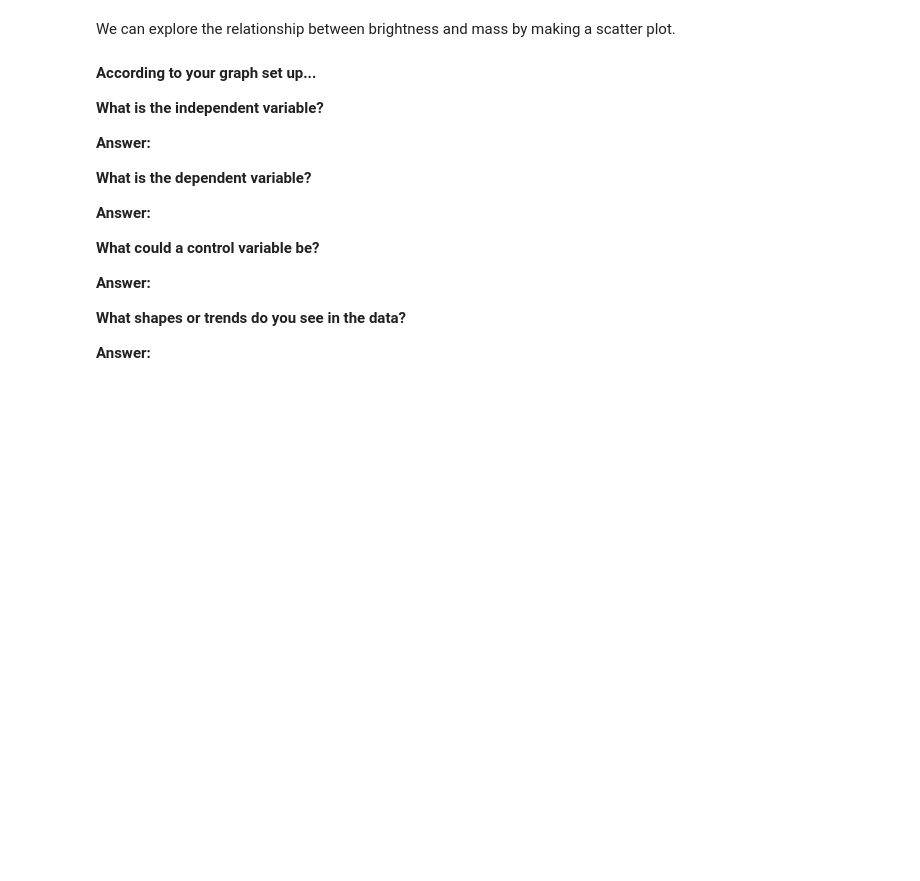
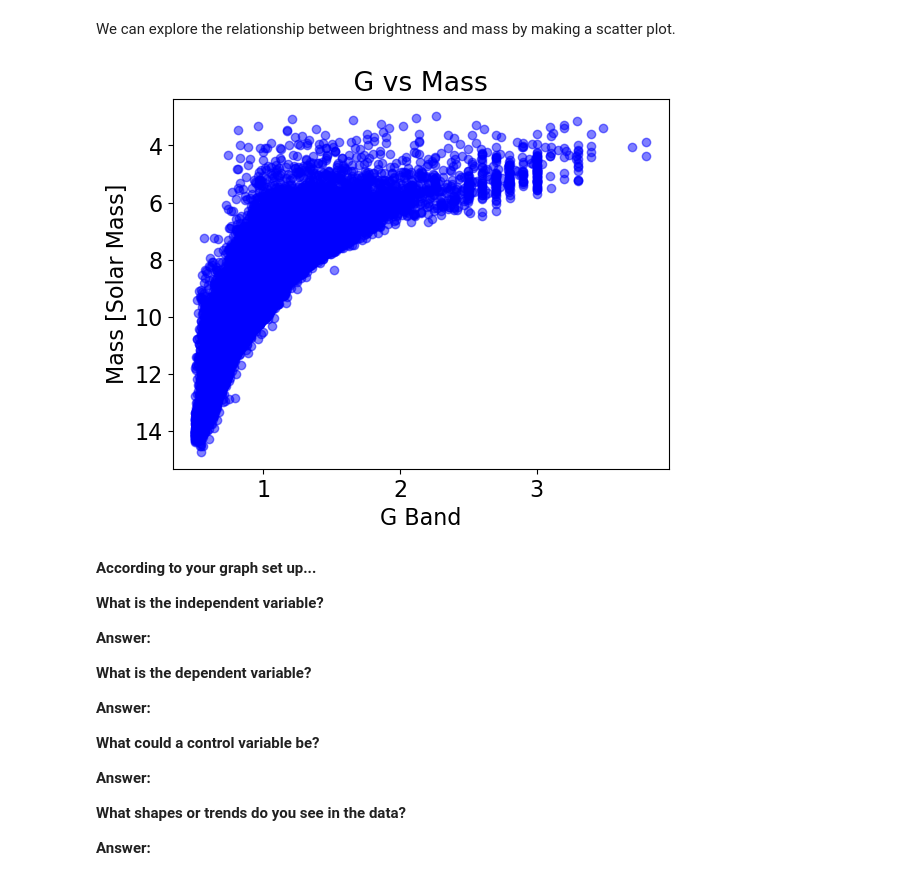
Before and after one commit to PrisonTeachingInitiative/CFR-2025, a Jupyter notebook: Astro/Blank/2 - Stars Pt3.ipynb, the cells around one changed output. Saved outputs shown, nothing was run; the diff lists cells and outputs as text; code cells hidden in the pictures; blank space fills up the shorter version.

```diff
--- a/Astro/Blank/2 - Stars Pt3.ipynb
+++ b/Astro/Blank/2 - Stars Pt3.ipynb
@@ -58,6 +114,15 @@ We can explore the relationship between brightness and mass by making a scatter
 # %%
 # make a scatter plot where g vs mass (remember which goes on the y axis in that format)
 # you might want to flip the y axis so the bigger numbers are at the bottom since that corresponds to dimmer stars (google how to)
+
+plt.scatter(mass, gband, c='blue', alpha=0.5)
+plt.gca().invert_yaxis()
+plt.xlabel("G Band")
+plt.ylabel("Mass [Solar Mass]")
+plt.title(" G vs Mass ")
+plt.show()
+# %% [output]
+[figure, added]
 # %% [markdown]
 **According to your graph set up...**
 
```
Also changed, not shown: parts of 11 cells of this notebook.
